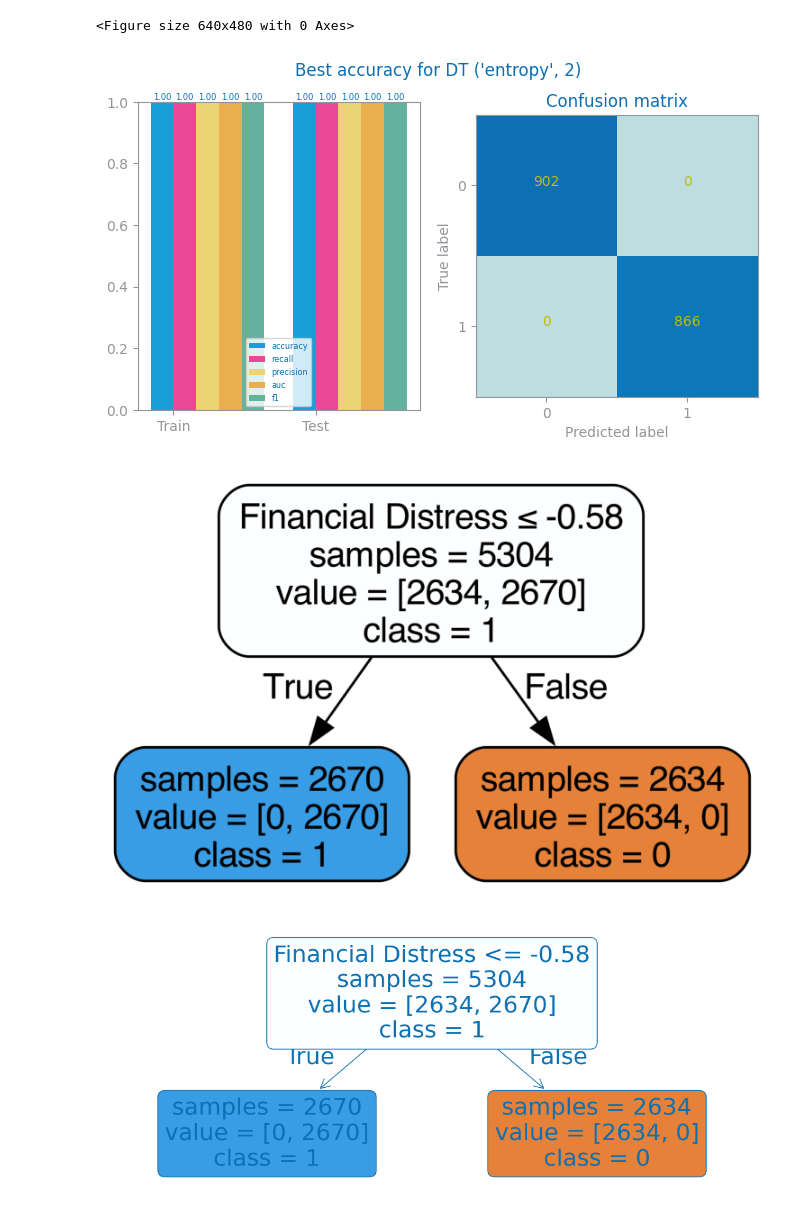
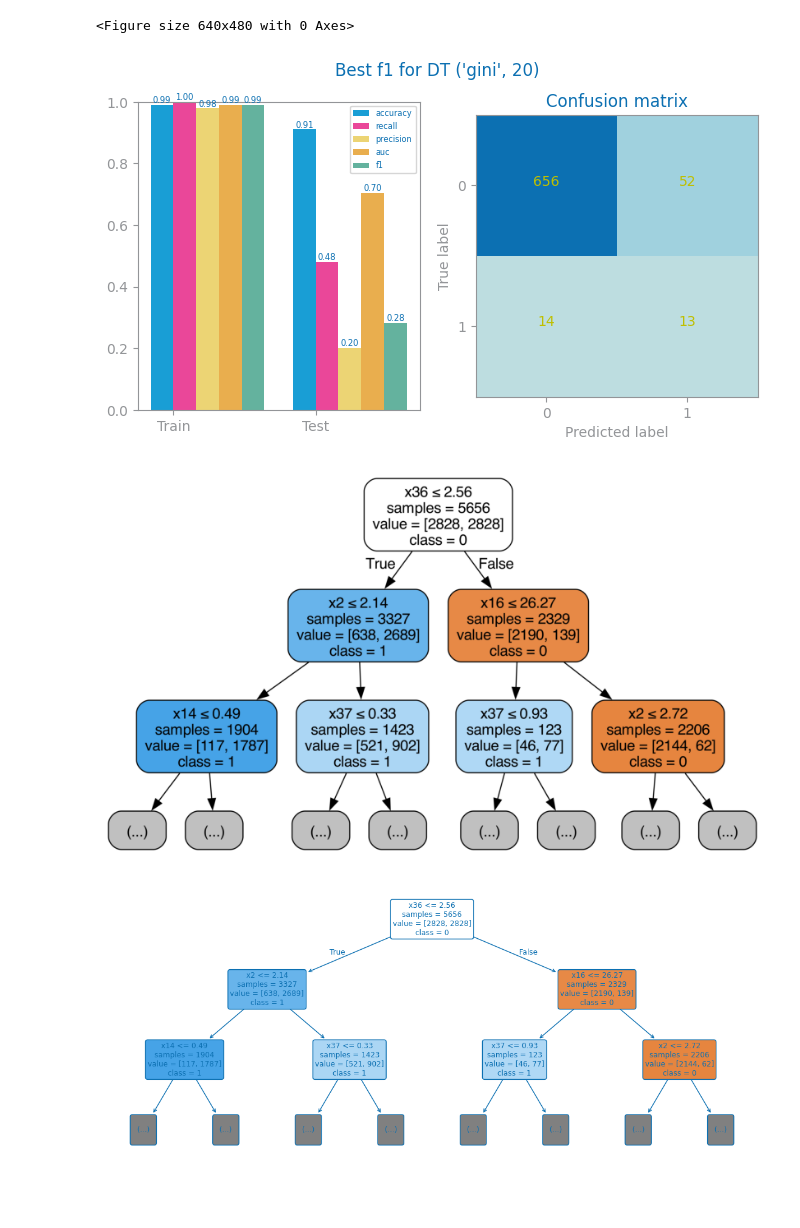
Before and after one commit to MatsNissen-Lie/kdd-process, a Jupyter notebook: src/3_evaluation/decision_trees_economic.ipynb, the cells around one changed output. Cells and saved outputs as stored; diff of their text form; code cells hidden in the pictures; blank space fills up the shorter version.

```diff
--- a/src/3_evaluation/decision_trees_economic.ipynb
+++ b/src/3_evaluation/decision_trees_economic.ipynb
@@ -1,4 +1,5 @@
 # %%
+
 %load_ext autoreload
 %autoreload 2
 
@@ -10,13 +11,14 @@ project_dir = Path.cwd().parent  # Adjust as needed to point to your project roo
 sys.path.append(str(project_dir))
 
 print("project_dir: ", project_dir)
-from utils.pipeline import Pipeline, EvaluationEnum
+from utils.pipeline_fixed import Pipeline, EvaluationEnum
 
-dataloader = Pipeline(evaluation=EvaluationEnum.LAST)
+dataloader = Pipeline(evaluation=EvaluationEnum.FEATURE_SELECTION)
 
+file_tag = "economical"
+eval_metric = "f1"
 
-
-data, target = dataloader.get_econmical_classification_dataset_and_target()
+trnX, tstX, trnY, tstY, target, labels = dataloader.get_economical_classification_train_test()
 # %% [output]
 The autoreload extension is already loaded. To reload it, use:
   %reload_ext autoreload
@@ -27,22 +28,7 @@ from numpy import array, ndarray
 from sklearn.model_selection import train_test_split
 from pandas import DataFrame, Series, Index, Period
 
-file_tag = target
-
-eval_metric = "accuracy"
-
-train, test = train_test_split(data, test_size=0.2, random_state=42)
-
-labels: list = list(train[target].unique())
-labels.sort()
-
-trnY: array = train.pop(target).to_list()
-trnX: ndarray = train.values
-
-tstY: array = test.pop(target).to_list()
-tstX: ndarray = test.values
-
-vars = train.columns.to_list()
+vars = trnX.columns.to_list()
 tree_filename = 'src/3_evaluation/images/tree_economic'
 # %%
 from typing import Literal
@@ -79,7 +65,7 @@ def trees_study(
             # print(f'DT {c} and d={d}')
         values[c] = y_tst_values
     print(f'DT best with {best_params["params"][0]} and d={best_params["params"][1]}')
-    plot_multiline_chart(depths, values, title=f'DT Models ({metric})', xlabel='d', ylabel=metric, percentage=True)
+    plot_multiline_chart(depths, values, title=f'{file_tag} DT Models ({metric})', xlabel='d', ylabel=metric, percentage=True)
 
     return best_model, best_params
 
@@ -100,43 +86,43 @@ prd_trn: array = best_model.predict(trnX)
 prd_tst: array = best_model.predict(tstX)
 figure()
 plot_evaluation_results(params, trnY, prd_trn, tstY, prd_tst, labels)
-#savefig(f'images/{file_tag}_dt_{params["name"]}_best_{params["metric"]}_eval.png')
+savefig(f'images/{file_tag}_dt_{params["name"]}_best_{params["metric"]}_eval.png')
 show()
 # %% [output]
 <Figure size 640x480 with 0 Axes>
-[figure, old version]
+[figure, new version]
 # %%
 from sklearn.tree import export_graphviz
 from matplotlib.pyplot import imread, imshow, axis
 from subprocess import call
 
 tree_filename: str = f"images/{file_tag}_dt_{eval_metric}_best_tree"
-max_depth2show = 3
+max_depth2show = 2
 st_labels: list[str] = [str(value) for value in labels]
 
 dot_data: str = export_graphviz(
     best_model,
     out_file=tree_filename + ".dot",
     max_depth=max_depth2show,
     feature_names=vars,
     class_names=st_labels,
     filled=True,
     rounded=True,
     impurity=False,
     special_characters=True,
     precision=2,
 )
 # Convert to png
 call(
     ["dot", "-Tpng", tree_filename + ".dot", "-o", tree_filename + ".png", "-Gdpi=600"]
 )
 
 figure(figsize=(14, 6))
 imshow(imread(tree_filename + ".png"))
 axis("off")
 show()
 # %% [output]
-[figure, old version]
+[figure, new version]
 # %%
 from sklearn.tree import plot_tree
 
@@ -153,7 +139,7 @@ plot_tree(
 )
 savefig(tree_filename + ".png")
 # %% [output]
-[figure, old version]
+[figure, new version]
 # %%
 from numpy import argsort
 from dslabs_functions import plot_horizontal_bar_chart
```
Also changed, not shown: parts of 4 cells of this notebook, 7 other files.
